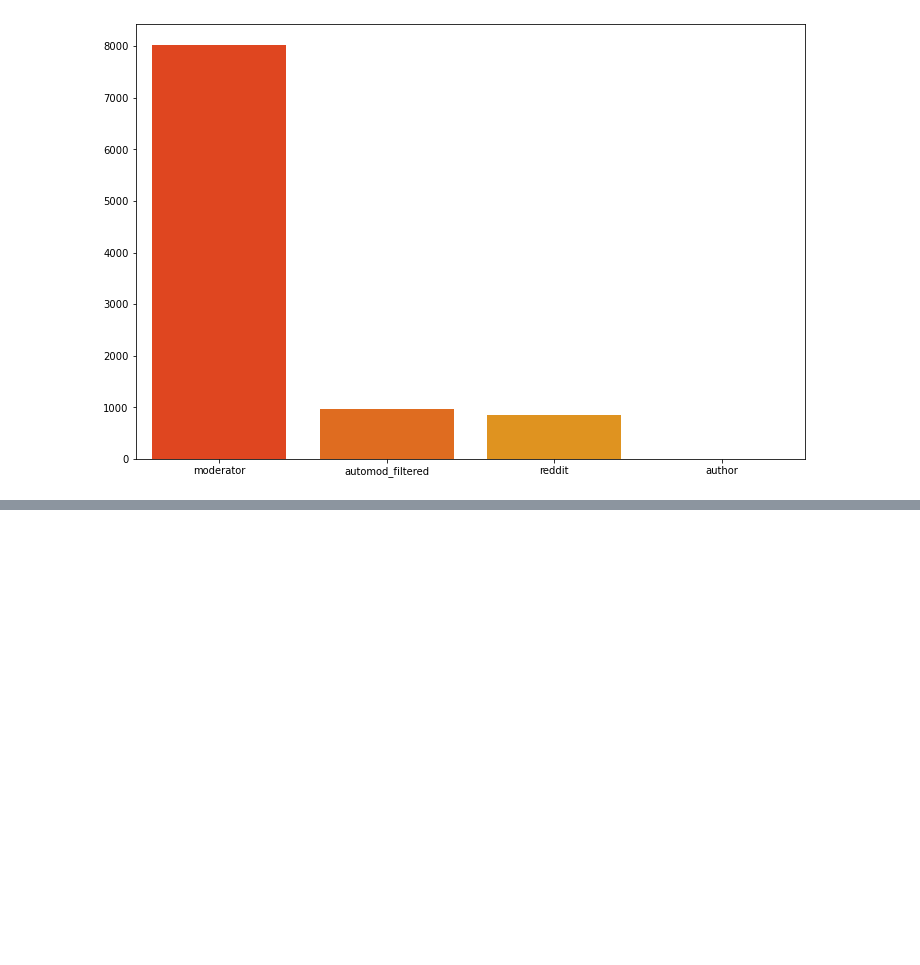
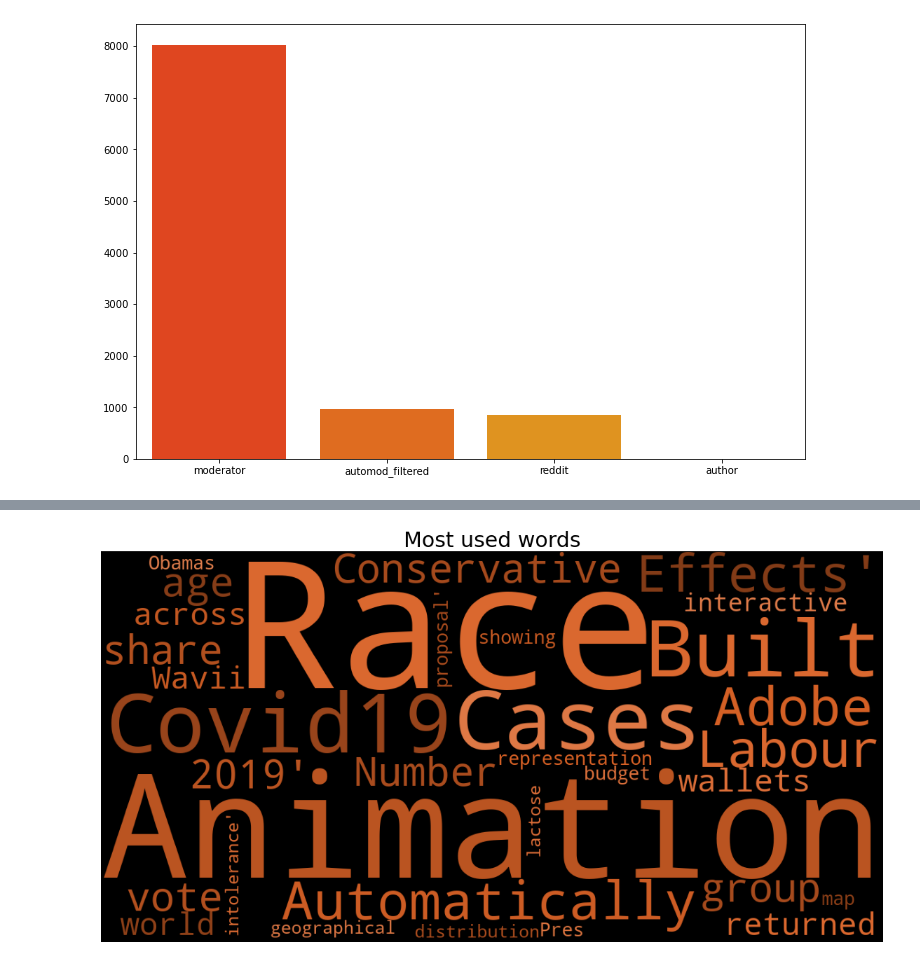
Before and after one commit to francescodisalvo05/RedditStats, a Jupyter notebook: RedditStats.ipynb, the cells around one changed output, grey strips where cells are left out. Saved outputs shown, nothing was run; the diff lists cells and outputs as text; code cells hidden in the pictures; blank space fills up the shorter version.

```diff
--- a/RedditStats.ipynb
+++ b/RedditStats.ipynb
@@ -130,0 +165,16 @@ Text(0, 0.5, '')
+# %%
+import random
+def color_func(word, font_size, position, orientation, random_state=None,
+                    **kwargs):
+    return "hsl(20, 70%%, %100d%%)" % random.randint(30, 60)
+
+plt.figure(figsize=(20, 20))
+wc = WordCloud(width=1200, height=600,max_words=100,
+               min_word_length=3, min_font_size=3).generate(''.join(str(df.title.values)))
+
+plt.imshow(wc.recolor(color_func=color_func, random_state=3))
+plt.axis('off')
+plt.title('Most used words', fontsize="30")
+plt.show()
+# %% [output]
+[figure, added]
```
Also changed, not shown: parts of 9 cells of this notebook, 5 other files.
